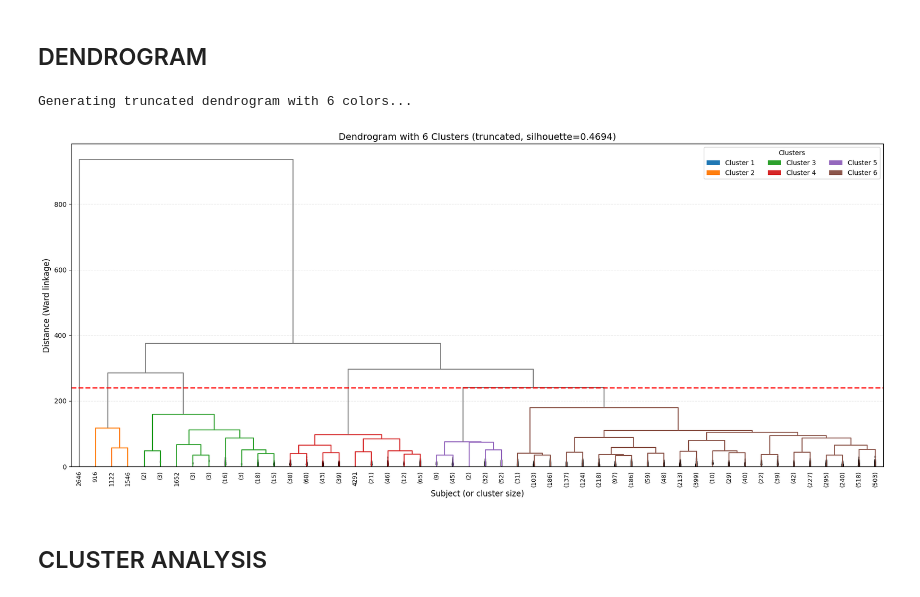
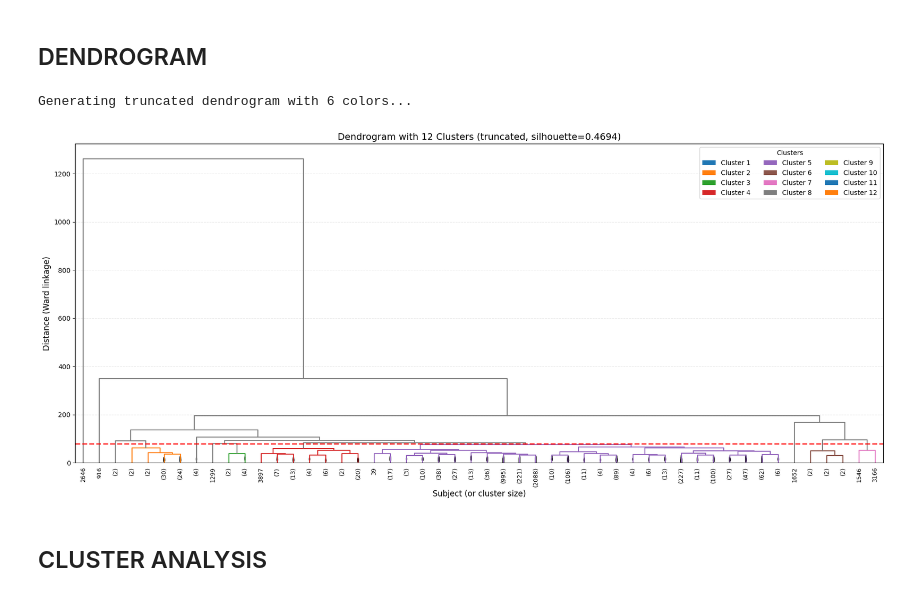
Before and after one commit to alicecalderini/DATAMINING_2-Project, a Jupyter notebook: 10. TIME SERIES/4.CLUSTERING HIERARCHICAL.ipynb, the cells around one changed output. Drawn from its saved outputs; the diff is of its cells as text; code cells hidden in the pictures.

```diff
--- a/10. TIME SERIES/4.CLUSTERING HIERARCHICAL.ipynb
+++ b/10. TIME SERIES/4.CLUSTERING HIERARCHICAL.ipynb
@@ -211,16 +245,16 @@ print(f"  Built {len(records)} subject records")
 if USE_DISCORDS:
     X_3d = np.array([
         np.hstack([
-            np.stack([r[f"{ch}_motif_mean"]   for ch in CHANNELS], axis=1),  # (W, 6)
-            np.stack([r[f"{ch}_discord_mean"] for ch in CHANNELS], axis=1),  # (W, 6)
-        ])  # (W, 12)
+            np.stack([r[f"{ch}_motif_medoid"]   for ch in CHANNELS], axis=1),
+            np.stack([r[f"{ch}_discord_medoid"] for ch in CHANNELS], axis=1),
+        ])
         for r in records
-    ])  # (n_subjects, W, n_channels * 2)
+    ])
     print(f"Feature matrix shape (motifs + discords): {X_3d.shape}")
 else:
     X_3d = np.array([
-        np.stack([r[f"{ch}_motif_mean"] for ch in CHANNELS], axis=1)  # (W, 6)
+        np.stack([r[f"{ch}_motif_medoid"] for ch in CHANNELS], axis=1)
         for r in records
-    ])  # (n_subjects, W, n_channels)
+    ])
     print(f"Feature matrix shape (motifs only): {X_3d.shape}")
 # %% [output]
@@ -240,7 +265,7 @@ import matplotlib.pyplot as plt
 ## distance matrix
 # %%
 print("Computing DTW distance matrix (this may take a while) ...")
-sakoe_radius = max(1, int(0.05 * W))
+sakoe_radius = 10 # max(1, int(0.05 * W))
 dist_mat = cdist_dtw(
     X_3d,
     global_constraint="sakoe_chiba",
@@ -250,7 +275,7 @@ print(f"  Distance matrix shape: {dist_mat.shape}")
 
 print("Building linkage matrix ...")
 condensed = squareform(dist_mat)
-Z         = linkage(condensed, method="ward")
+Z         = linkage(condensed, method="complete") ##average
 # %% [output]
 Computing DTW distance matrix (this may take a while) ...
   Distance matrix shape: (4307, 4307)
@@ -372,6 +397,6 @@ Sweeping k ...
 # %%
-k = 6
-cluster_labels = fcluster(Z, k, criterion='maxclust')
+k = 12
+cluster_labels = fcluster(Z, best_k, criterion='maxclust') - 1
 
 # Define 6 distinct colors
 colors = ['#1f77b4', '#ff7f0e', '#2ca02c', '#d62728', '#9467bd', '#8c564b']
@@ -379,63 +404,58 @@ colors = ['#1f77b4', '#ff7f0e', '#2ca02c', '#d62728', '#9467bd', '#8c564b']
 ## DENDROGRAM
 # %%
 from matplotlib.patches import Patch
+from matplotlib.cm import get_cmap
+
 print("\nGenerating truncated dendrogram with 6 colors...")
+
+# ── generate exactly k colors from tab10 ──────────────────────────
+cmap   = get_cmap("tab10")
+colors = [cmap(i % 10) for i in range(k)]   # always has k entries
 
 fig, ax = plt.subplots(figsize=(18, 8))
 
-# Get cut height for k=6
 cut_height = Z[-(k-1), 2]
 
-# Plot truncated dendrogram
 R = dendrogram(
     Z,
     truncate_mode='lastp',
-    p=50,  # Show 50 representative leaves
+    p=50,
     ax=ax,
     leaf_rotation=90,
     leaf_font_size=9,
     show_contracted=True,
     color_threshold=cut_height,
     above_threshold_color='gray'
 )
 
-# Add cut line
 ax.axhline(y=cut_height, color='red', linestyle='--', linewidth=2, alpha=0.8)
 
-# Add colored bar to show cluster distribution
-leaf_order = R['leaves']
+leaf_order  = R['leaves']
 y_min, y_max = ax.get_ylim()
-bar_height = (y_max - y_min) * 0.02
-bar_y = y_min - bar_height * 2
+bar_height  = (y_max - y_min) * 0.02
+bar_y       = y_min - bar_height * 2
 
-# Assign colors to leaves based on cluster membership
-# For truncated dendrogram, leaves represent merged clusters
-# We'll color by the most frequent cluster in that leaf's range
-leaf_colors = []
-for i, leaf in enumerate(leaf_order):
-    # Simpler: use modulo to cycle through 6 colors for visualization
-    leaf_colors.append(colors[i % len(colors)])
+leaf_colors = [colors[i % k] for i in range(len(leaf_order))]
 
-# Draw colored bars
 for i, color in enumerate(leaf_colors):
-    ax.fill_between([i-0.5, i+0.5], bar_y, bar_y + bar_height,
+    ax.fill_between([i - 0.5, i + 0.5], bar_y, bar_y + bar_height,
                     color=color, alpha=0.7)
 
-# Add legend for 6 clusters
 legend_elements = [Patch(facecolor=colors[i], label=f'Cluster {i+1}')
                    for i in range(k)]
-ax.legend(handles=legend_elements, loc='upper right', title='Clusters', ncol=3, fontsize=10)
+ax.legend(handles=legend_elements, loc='upper right',
+          title='Clusters', ncol=3, fontsize=10)
 
 ax.set_xlabel('Subject (or cluster size)', fontsize=12)
 ax.set_ylabel('Distance (Ward linkage)', fontsize=12)
 ax.set_title(f'Dendrogram with {k} Clusters (truncated, silhouette=0.4694)', fontsize=14)
 ax.grid(axis='y', linestyle='--', alpha=0.3)
 
 plt.tight_layout()
 plt.show()
 # %% [output]
 Generating truncated dendrogram with 6 colors...
-[figure, old version]
+[figure, new version]
 # %% [markdown]
 ## CLUSTER ANALYSIS
 # %%
```
Also changed, not shown: parts of 20 cells of this notebook, 1 other file.
